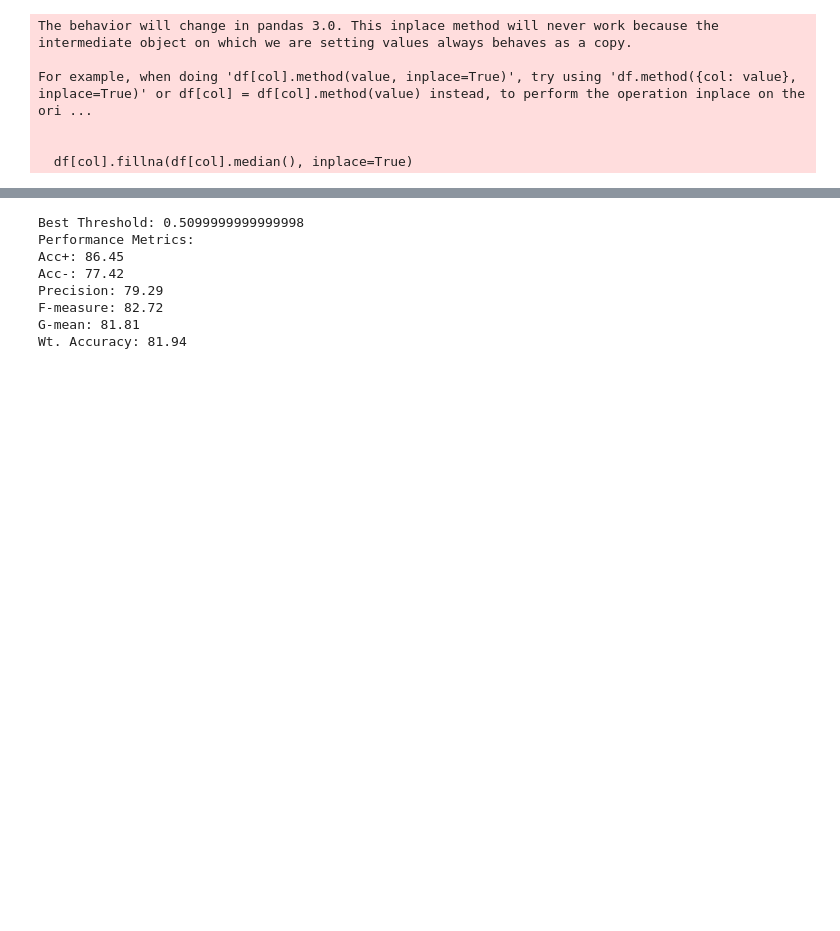
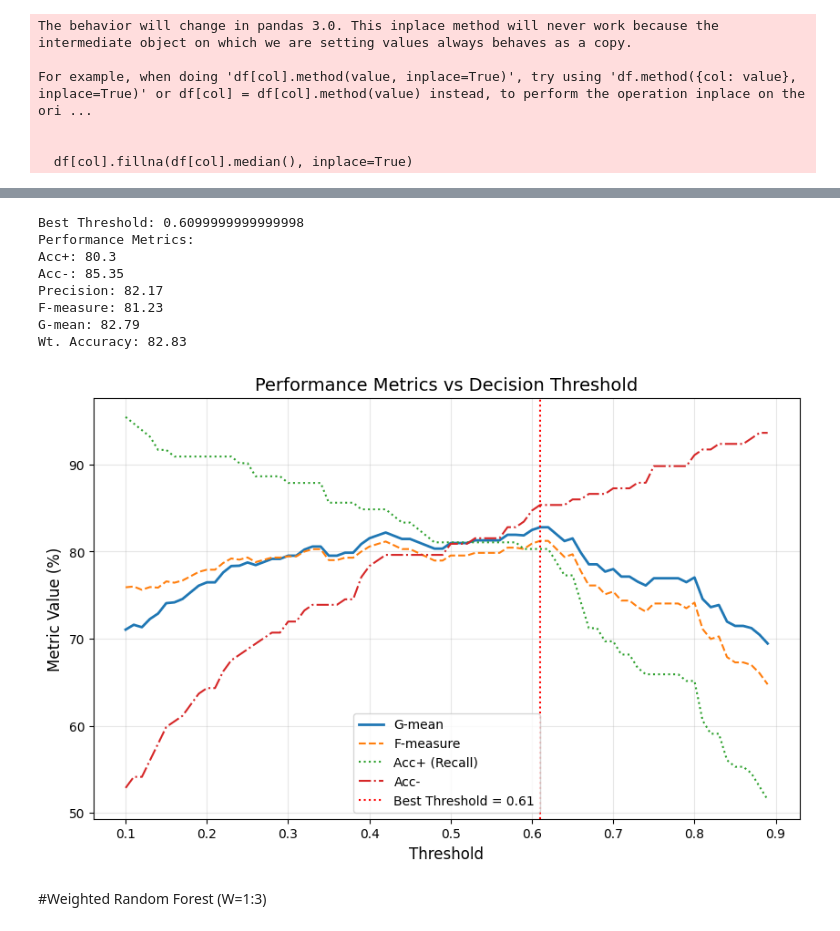
Before and after one commit to KeerthanaSistla/ML, a Jupyter notebook: Assignment2/MLAssignment2.ipynb, the cells around one changed output, grey strips where cells are left out. Cells and saved outputs as stored; diff of their text form; code cells hidden in the pictures; blank space fills up the shorter version.

```diff
--- a/Assignment2/MLAssignment2.ipynb
+++ b/Assignment2/MLAssignment2.ipynb
@@ -369,25 +113,7 @@ RandomForestClassifier(class_weight={0: 1, 1: 1.0}, max_depth=6,
 # %%
 from sklearn.metrics import confusion_matrix, recall_score, f1_score, precision_score
 
-def evaluate_model(y_true, y_pred):
-    cm = confusion_matrix(y_true, y_pred)
-    TN, FP, FN, TP = cm.ravel()
-    acc_plus = recall_score(y_true, y_pred)
-    acc_minus = TN / (TN + FP)
-    precision = precision_score(y_true, y_pred)
-    f_measure = f1_score(y_true, y_pred)
-    g_mean = np.sqrt(acc_plus * acc_minus)
-    wt_accuracy = (acc_plus + acc_minus) / 2
-    return {
-        "Acc+": round(acc_plus*100,2),
-        "Acc-": round(acc_minus*100,2),
-        "Precision": round(precision*100,2),
-        "F-measure": round(f_measure*100,2),
-        "G-mean": round(g_mean*100,2),
-        "Wt. Accuracy": round(wt_accuracy*100,2)
-    }
-
-y_prob = wrf.predict_proba(X_test)[:,1]
+y_prob = wrf2.predict_proba(X_test)[:,1]
 thresholds = np.arange(0.1, 0.9, 0.01)
 
 best_gmean = 0
@@ -408,11 +134,48 @@ print("Performance Metrics:")
 for k,v in final_metrics.items():
     print(f"{k}: {v}")
 # %% [output]
-Best Threshold: 0.5099999999999998
+Best Threshold: 0.6099999999999998
 Performance Metrics:
-Acc+: 86.45
-Acc-: 77.42
-Precision: 79.29
-F-measure: 82.72
-G-mean: 81.81
-Wt. Accuracy: 81.94
+Acc+: 80.3
+Acc-: 85.35
+Precision: 82.17
+F-measure: 81.23
+G-mean: 82.79
+Wt. Accuracy: 82.83
+# %%
+import matplotlib.pyplot as plt
+
+# Store all metrics for visualization
+results = []
+for t in thresholds:
+    y_pred = (y_prob >= t).astype(int)
+    m = evaluate_model(y_test, y_pred)
+    results.append({
+        "Threshold": t,
+        "G-mean": m["G-mean"],
+        "F-measure": m["F-measure"],
+        "Acc+": m["Acc+"],
+        "Acc-": m["Acc-"]
+    })
+
+# Convert to DataFrame
+metrics_df = pd.DataFrame(results)
+
+# Plot
+plt.figure(figsize=(10,6))
+plt.plot(metrics_df["Threshold"], metrics_df["G-mean"], label="G-mean", linewidth=2)
+plt.plot(metrics_df["Threshold"], metrics_df["F-measure"], label="F-measure", linestyle="--")
+plt.plot(metrics_df["Threshold"], metrics_df["Acc+"], label="Acc+ (Recall)", linestyle=":")
+plt.plot(metrics_df["Threshold"], metrics_df["Acc-"], label="Acc-", linestyle="-.")
+plt.axvline(best_threshold, color='red', linestyle=':', label=f"Best Threshold = {best_threshold:.2f}")
+
+plt.title("Performance Metrics vs Decision Threshold", fontsize=14)
+plt.xlabel("Threshold", fontsize=12)
+plt.ylabel("Metric Value (%)", fontsize=12)
+plt.legend()
+plt.grid(alpha=0.3)
+plt.show()
+# %% [output]
+[figure, added]
+# %% [markdown]
+#Weighted Random Forest (W=1:3)
```
Also changed, not shown: parts of 15 cells of this notebook, 4 other files.
